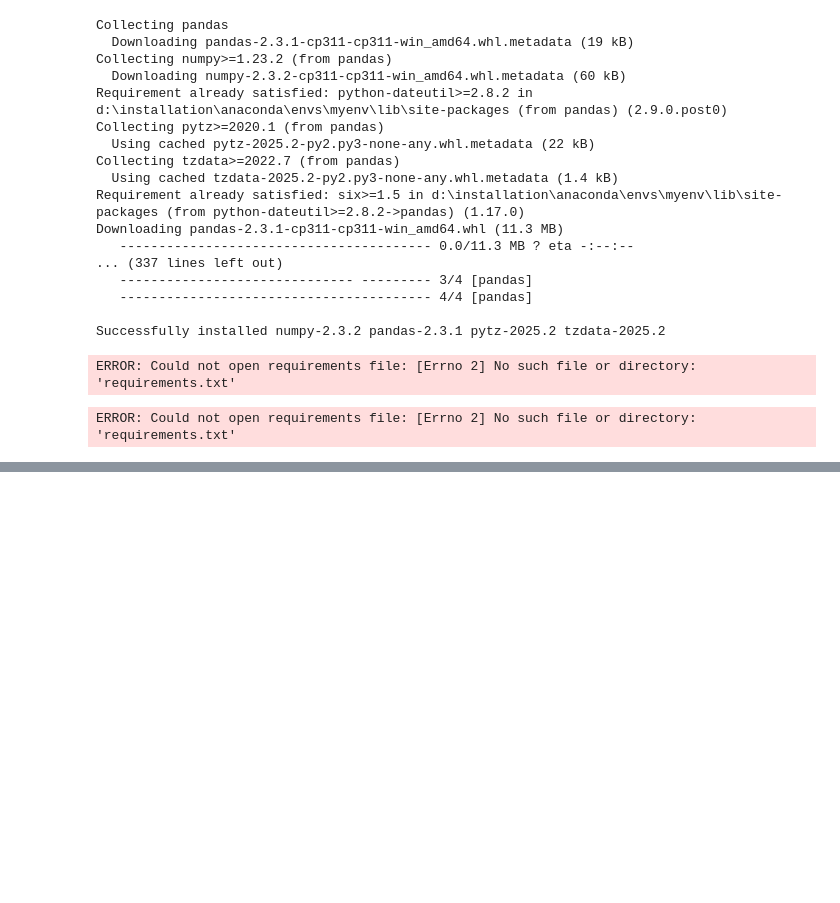
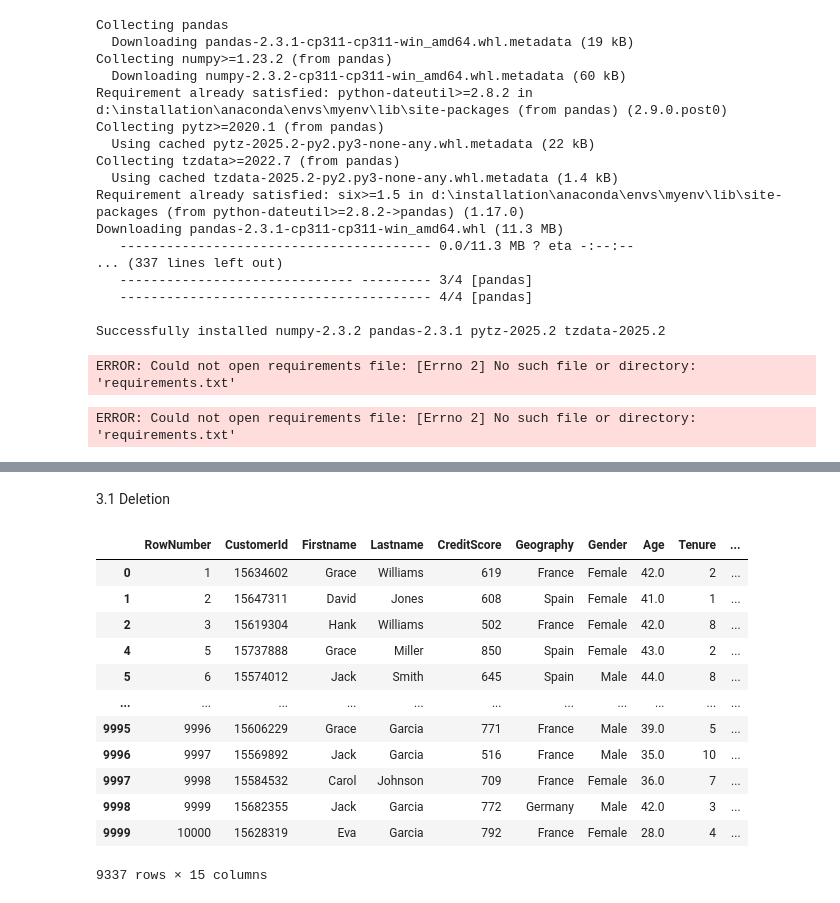
Before and after one commit to WimukthiPWijerathne/churn_analysis, a Jupyter notebook: week01/handling_missing_data.ipynb, the cells around one changed output, grey strips where cells are left out. Cells and saved outputs as stored; diff of their text form; code cells hidden in the pictures; blank space fills up the shorter version.

Commit message:
done the deletion part

```diff
--- a/week01/handling_missing_data.ipynb
+++ b/week01/handling_missing_data.ipynb
@@ -32,0 +132,20 @@ ERROR: Could not open requirements file: [Errno 2] No such file or directory: 'r
+# %% [markdown]
+3.1 Deletion
+# %%
+df_cp = df.copy()
+df_cp = df_cp.dropna(axis=0)   #axis zeor means checking null values across rows and if axis is 1 then i will drop if any clumns consiste of null value
+df_cp
+# %% [output]
+|  | RowNumber | CustomerId | Firstname | Lastname | CreditScore | Geography | Gender | Age | Tenure | ... |
+| 0 | 1 | 15634602 | Grace | Williams | 619 | France | Female | 42.0 | 2 | ... |
+| 1 | 2 | 15647311 | David | Jones | 608 | Spain | Female | 41.0 | 1 | ... |
+| 2 | 3 | 15619304 | Hank | Williams | 502 | France | Female | 42.0 | 8 | ... |
+| 4 | 5 | 15737888 | Grace | Miller | 850 | Spain | Female | 43.0 | 2 | ... |
+| 5 | 6 | 15574012 | Jack | Smith | 645 | Spain | Male | 44.0 | 8 | ... |
+| ... | ... | ... | ... | ... | ... | ... | ... | ... | ... | ... |
+| 9995 | 9996 | 15606229 | Grace | Garcia | 771 | France | Male | 39.0 | 5 | ... |
+| 9996 | 9997 | 15569892 | Jack | Garcia | 516 | France | Male | 35.0 | 10 | ... |
+| 9997 | 9998 | 15584532 | Carol | Johnson | 709 | France | Female | 36.0 | 7 | ... |
+| 9998 | 9999 | 15682355 | Jack | Garcia | 772 | Germany | Male | 42.0 | 3 | ... |
+| 9999 | 10000 | 15628319 | Eva | Garcia | 792 | France | Female | 28.0 | 4 | ... |
+9337 rows × 15 columns
```
Also changed, not shown: parts of 13 cells of this notebook.
